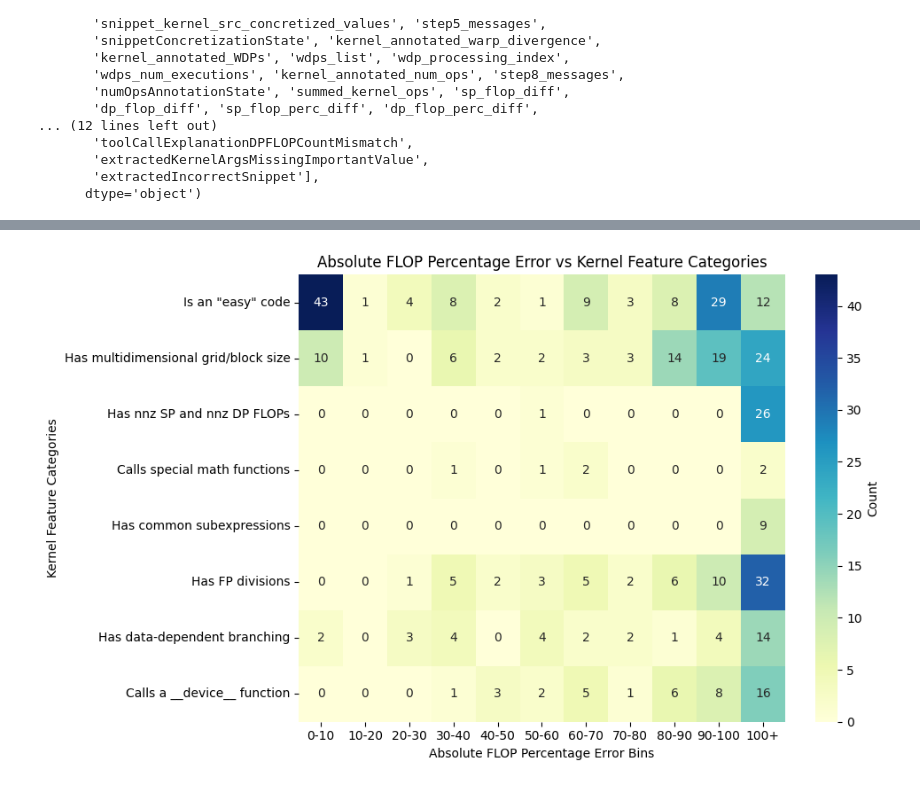
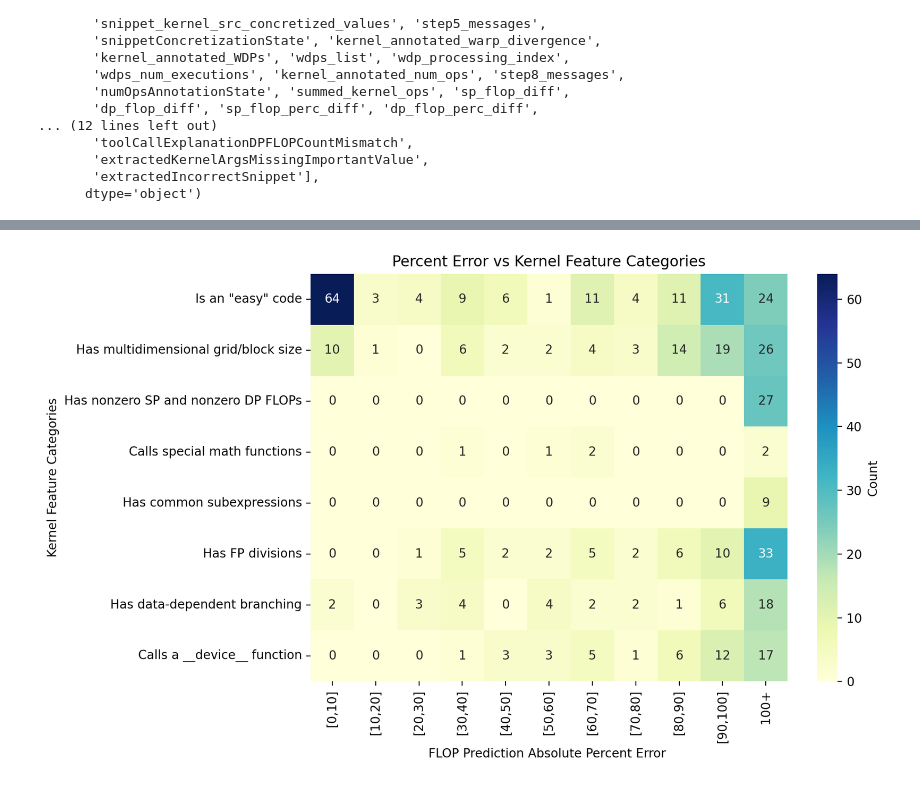
Before and after one commit to Scientific-Computing-Lab/gpuFLOPBench, a Jupyter notebook: qdecomp-langgraph-studio/kernel-survey/analysis/analyzeFailureCases.ipynb, the cells around one changed output, grey strips where cells are left out. Drawn from its saved outputs; the diff is of its cells as text; code cells hidden in the pictures.

```diff
--- a/qdecomp-langgraph-studio/kernel-survey/analysis/analyzeFailureCases.ipynb
+++ b/qdecomp-langgraph-studio/kernel-survey/analysis/analyzeFailureCases.ipynb
@@ -742,11 +836,11 @@ See the caveats in the documentation: https://pandas.pydata.org/pandas-docs/stab
 # let's make a heatmap and see if there is a category of error that is more common than others
 
 # Define bins for sp_abs_perc_error
-bins = list(range(0, 101, 10)) + [float('inf')]  # 0-10, 10-20, ..., 90-100, 100+
-labels = [f"{i}-{i+10}" for i in range(0, 100, 10)] + ["100+"]
+#bins = list(range(0, 101, 10)) + [float('inf')]  # 0-10, 10-20, ..., 90-100, 100+
+#labels = [f"{i}-{i+10}" for i in range(0, 100, 10)] + ["100+"]
 
 # Bin the dp_abs_perc_error values
-nnz_dp_errors_df['error_bin'] = pd.cut(nnz_dp_errors_df['dp_abs_perc_error'], bins=bins, labels=labels, right=False)
+nnz_dp_errors_df['error_bin'] = pd.cut(nnz_dp_errors_df['dp_perc_error'], bins=bins, labels=labels, right=False)
 
 # Define error categories
 error_categories = [
@@ -759,14 +853,6 @@ error_categories = [
 ]
 
 # Define a mapping of error categories to descriptive strings
-error_category_descriptions = {
-    1: "Incorrectly extracted kernel snippet",
-    2: "Missing DP FLOP explanation",
-    3: "Missing necessary device function",
-    4: "Kernel args missing important input",
-    5: "Tool call FLOP not in explanation",
-    6: "DP explanation has close FLOP count"
-}
 
 # Create a DataFrame to count occurrences of each error category in each bin
 heatmap_data = pd.DataFrame(0, index=labels, columns=range(1, len(error_categories)))
@@ -778,11 +864,11 @@ for i, category in enumerate(error_categories, start=1):
 heatmap_data = heatmap_data.rename(columns=error_category_descriptions)
 
 # Plot the heatmap with swapped axes
-plt.figure(figsize=(10, 6))
+plt.figure(figsize=(12, 6), dpi=200)
 sns.heatmap(heatmap_data.T, annot=True, fmt="d", cmap="YlGnBu", cbar_kws={'label': 'Count'})
 plt.ylabel("Error Categories")
-plt.xlabel("DP Absolute Percentage Error Bins")
-plt.title("DP Absolute Percentage Error vs Error Categories")
+plt.xlabel("DP FLOP Prediction Percent Error")
+plt.title("DP FLOP Percent Error vs Error Categories")
 plt.tight_layout()
 plt.show()
 # %% [output]
@@ -804,36 +890,44 @@ feature_categories = [
     'hasCommonSubexpressions',
     'hasFPDivisions',
     'hasDDBranching',
     'callsDeviceFunction'
 ]
 
 # Define a mapping of error categories to descriptive strings
 feature_category_descriptions = {
     1: "Is an \"easy\" code",
     2: "Has multidimensional grid/block size",
-    3: "Has nnz SP and nnz DP FLOPs",
+    3: "Has nonzero SP and nonzero DP FLOPs",
     4: "Calls special math functions",
     5: "Has common subexpressions",
     6: "Has FP divisions",
     7: "Has data-dependent branching",
     8: "Calls a __device__ function"
 }
 
+bins = list(range(0, 101, 10)) + [float('inf')]  # 0-10, 10-20, ..., 90-100, 100+
+labels = [f"[{i},{i+10}]" for i in range(0, 100, 10)] + ["100+"]
+
+
+errors_df['max_abs_error'] = errors_df[['sp_abs_perc_error', 'dp_abs_perc_error']].max(axis=1)
+errors_df['error_bin'] = pd.cut(errors_df['max_abs_error'], bins=bins, labels=labels, right=False)
+
 # Create a DataFrame to count occurrences of each error category in each bin
 heatmap_data = pd.DataFrame(0, index=labels, columns=range(1, len(feature_categories)))
 
 for i, category in enumerate(feature_categories, start=1):
-    heatmap_data[i] = nnz_sp_errors_df.groupby('error_bin')[category].sum()
+    heatmap_data[i] = errors_df.groupby('error_bin')[category].sum()
 
 # Update the Y-axis labels to use descriptive strings
 heatmap_data = heatmap_data.rename(columns=feature_category_descriptions)
 
-plt.figure(figsize=(10, 6))
+plt.figure(figsize=(10, 6), dpi=200)
 sns.heatmap(heatmap_data.T, annot=True, fmt="d", cmap="YlGnBu", cbar_kws={'label': 'Count'})
 plt.ylabel("Kernel Feature Categories")
-plt.xlabel("Absolute FLOP Percentage Error Bins")
-plt.title("Absolute FLOP Percentage Error vs Kernel Feature Categories")
+plt.xlabel("FLOP Prediction Absolute Percent Error ")
+plt.title("Percent Error vs Kernel Feature Categories")
+plt.xticks(rotation=90)
 plt.tight_layout()
 plt.show()
 # %% [output]
-[figure, old version]
+[figure, new version]
```
Also changed, not shown: parts of 7 cells of this notebook, 1 other file.
